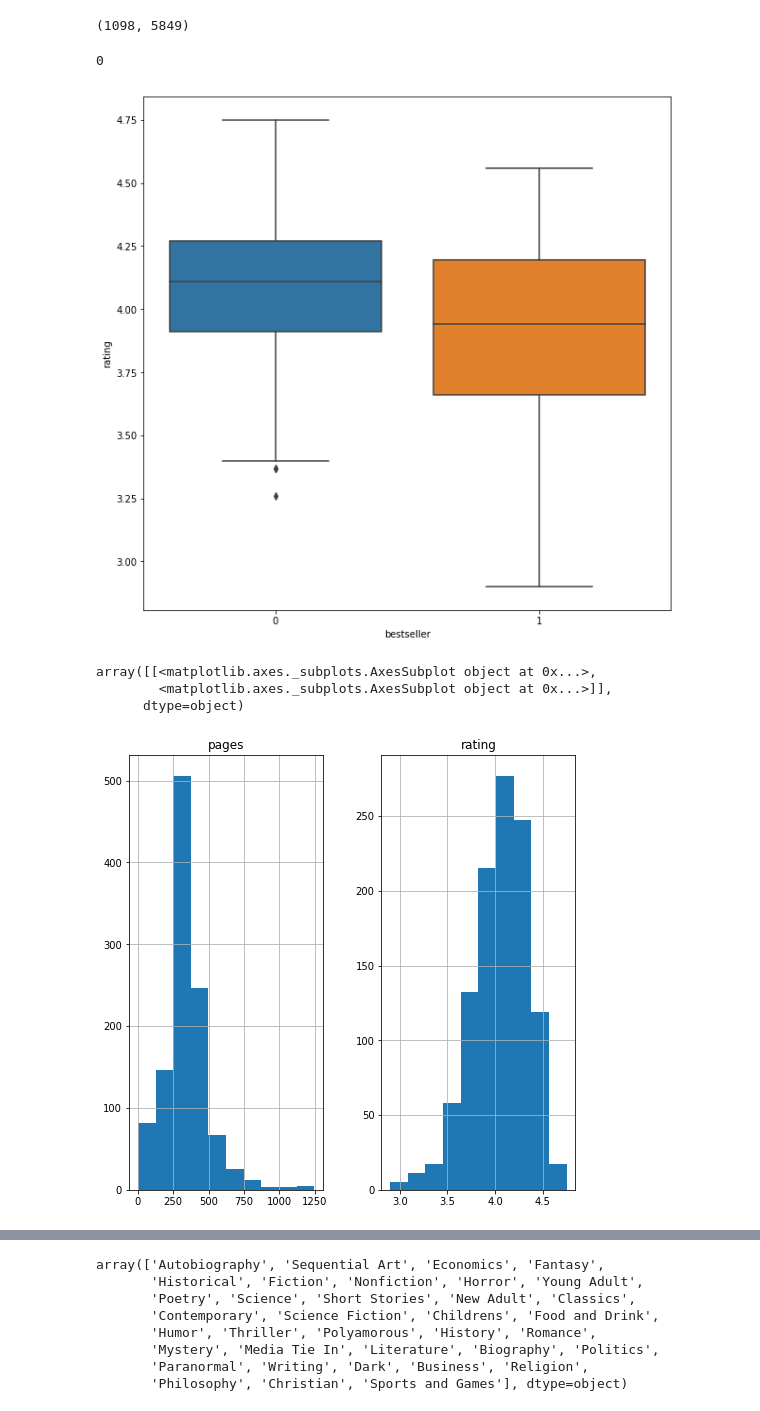
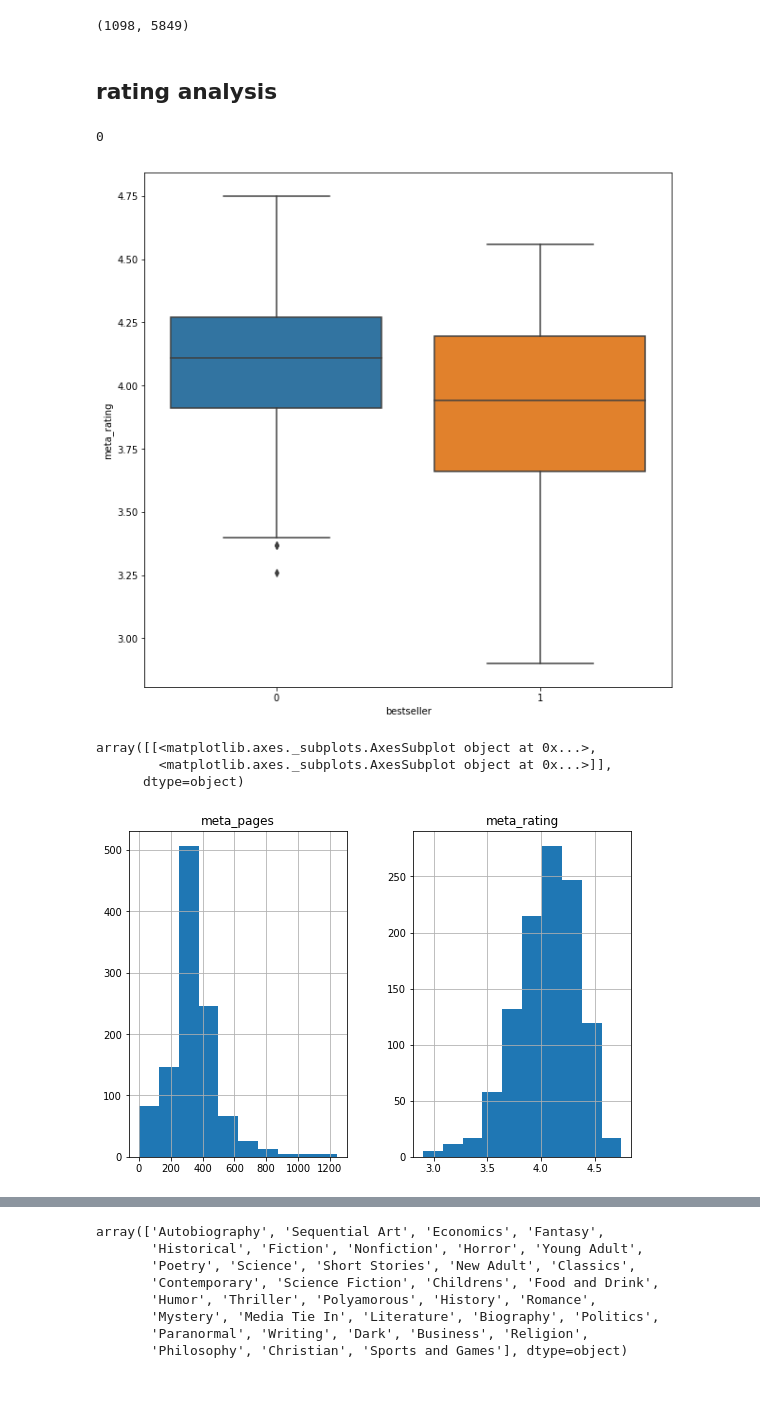
Before and after one commit to robillersomeone/NYT_bestsellers, a Jupyter notebook: train_data_EDA.ipynb, the cells around one changed output, grey strips where cells are left out. Cells and saved outputs as stored; diff of their text form; code cells hidden in the pictures.

Commit message:
update modeling and genre EDA

```diff
--- a/train_data_EDA.ipynb
+++ b/train_data_EDA.ipynb
@@ -75,9 +66,13 @@ Index(['author', 'description', 'format', 'genre', 'month', 'pages',
       dtype='object')
 # %%
 X_train['bestseller'] = y_train
-# %%
-X_train.rename(columns={'genre':'book_genre'}, inplace = True)
-# X_train['book_genre'] =
+# %%
+# rename meta columns to not affect text dataframe
+X_train.rename(columns={'genre':'book_genre', 'author':'meta_author',
+                        'title':'meta_title', 'format':'meta_format',
+                        'pages':'meta_pages', 'rating':'meta_rating'},
+                        inplace = True)
+# X_train['book_genre'] =
 # %%
 df = X_train.reset_index(drop = True)
 # %%
@@ -86,5 +81,7 @@ df = pd.concat([df, df_text], axis =1)
 df.shape
 # %% [output]
 (1098, 5849)
+# %% [markdown]
+## rating analysis
 # %%
 # check that every book is rated
@@ -93,14 +90,14 @@ df.rating.isnull().sum()
 0
 # %%
 plt.figure(figsize=(10,10))
-ax = sns.boxplot(x=df["bestseller"], y=df['rating'])#,
+ax = sns.boxplot(x=df["bestseller"], y=df['meta_rating'])#,
 #                     data=df, palette="Set3")
 # %% [output]
-[figure, old version]
+[figure, new version]
 # %%
-df.hist(column=['pages', 'rating'], figsize=(8,8))
+df.hist(column=['meta_pages', 'meta_rating'], figsize=(9,6))
 # %% [output]
 array([[<matplotlib.axes._subplots.AxesSubplot object at 0x...>,
         <matplotlib.axes._subplots.AxesSubplot object at 0x...>]],
       dtype=object)
-[figure, old version]
+[figure, new version]
```
Also changed, not shown: parts of 22 cells of this notebook, 4 other files.
